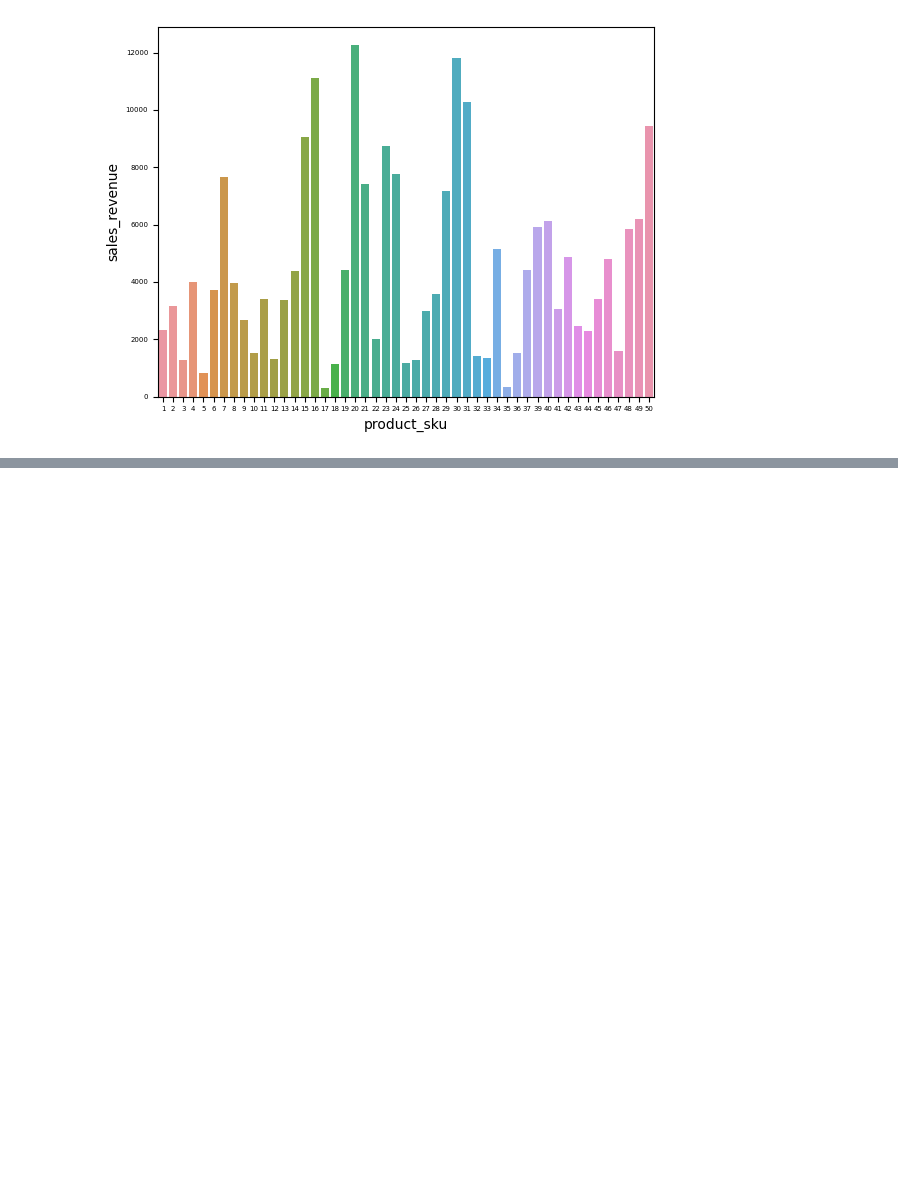
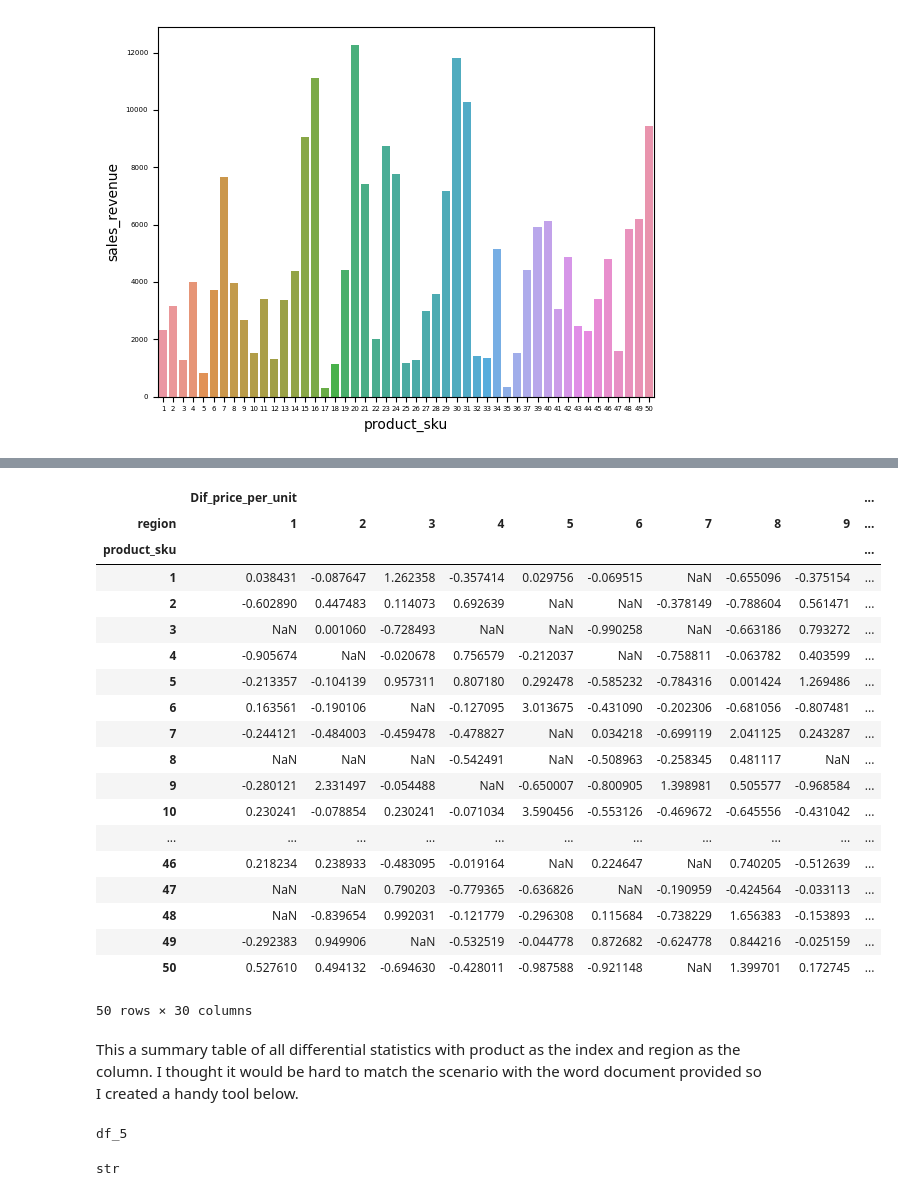
Before and after one commit to ajkam/schulich_data_science, a Jupyter notebook: Assignments/Assignment_1_v2.ipynb, the cells around one changed output, grey strips where cells are left out. Drawn from its saved outputs; the diff is of its cells as text; code cells hidden in the pictures; blank space fills up the shorter version.

```diff
--- a/Assignments/Assignment_1_v2.ipynb
+++ b/Assignments/Assignment_1_v2.ipynb
@@ -584,10 +593,36 @@ t.tick_params(labelsize=5)
 # %%
-p = df.pivot_table(index='product_sku', columns='region', values=['mtr_sales_revenue',
-                                                                  'mtr_price_per_unit',
-                                                                  'mtr_units_sold'])
+p = df.pivot_table(index='product_sku', columns='region', values=['Dif_sales_revenue',
+                                                                  'Dif_price_per_unit',
+                                                                  'Dif_units_sold'])
 p
+# %% [output]
+|  | Dif_price_per_unit |  |  |  |  |  |  |  |  | ... |
+| region | 1 | 2 | 3 | 4 | 5 | 6 | 7 | 8 | 9 | ... |
+| product_sku |  |  |  |  |  |  |  |  |  | ... |
+| 1 | 0.038431 | -0.087647 | 1.262358 | -0.357414 | 0.029756 | -0.069515 | NaN | -0.655096 | -0.375154 | ... |
+| 2 | -0.602890 | 0.447483 | 0.114073 | 0.692639 | NaN | NaN | -0.378149 | -0.788604 | 0.561471 | ... |
+| 3 | NaN | 0.001060 | -0.728493 | NaN | NaN | -0.990258 | NaN | -0.663186 | 0.793272 | ... |
+| 4 | -0.905674 | NaN | -0.020678 | 0.756579 | -0.212037 | NaN | -0.758811 | -0.063782 | 0.403599 | ... |
+| 5 | -0.213357 | -0.104139 | 0.957311 | 0.807180 | 0.292478 | -0.585232 | -0.784316 | 0.001424 | 1.269486 | ... |
+| 6 | 0.163561 | -0.190106 | NaN | -0.127095 | 3.013675 | -0.431090 | -0.202306 | -0.681056 | -0.807481 | ... |
+| 7 | -0.244121 | -0.484003 | -0.459478 | -0.478827 | NaN | 0.034218 | -0.699119 | 2.041125 | 0.243287 | ... |
+| 8 | NaN | NaN | NaN | -0.542491 | NaN | -0.508963 | -0.258345 | 0.481117 | NaN | ... |
+| 9 | -0.280121 | 2.331497 | -0.054488 | NaN | -0.650007 | -0.800905 | 1.398981 | 0.505577 | -0.968584 | ... |
+| 10 | 0.230241 | -0.078854 | 0.230241 | -0.071034 | 3.590456 | -0.553126 | -0.469672 | -0.645556 | -0.431042 | ... |
+| ... | ... | ... | ... | ... | ... | ... | ... | ... | ... | ... |
+| 46 | 0.218234 | 0.238933 | -0.483095 | -0.019164 | NaN | 0.224647 | NaN | 0.740205 | -0.512639 | ... |
+| 47 | NaN | NaN | 0.790203 | -0.779365 | -0.636826 | NaN | -0.190959 | -0.424564 | -0.033113 | ... |
+| 48 | NaN | -0.839654 | 0.992031 | -0.121779 | -0.296308 | 0.115684 | -0.738229 | 1.656383 | -0.153893 | ... |
+| 49 | -0.292383 | 0.949906 | NaN | -0.532519 | -0.044778 | 0.872682 | -0.624778 | 0.844216 | -0.025159 | ... |
+| 50 | 0.527610 | 0.494132 | -0.694630 | -0.428011 | -0.987588 | -0.921148 | NaN | 1.399701 | 0.172745 | ... |
+50 rows × 30 columns
+# %% [markdown]
+This a summary table of all differential statistics with product as the index and region as the column. I thought it would be hard to match the scenario with the word document provided so I created a handy tool below.
 # %%
-regioninput = input("Welcome Regional Manageer. Please enter your region between 1 to 10")
+regioninput = input("Welcome Regional Manager. Please enter your region between 1 to 10")
 regiondataframe= "df_" + str(regioninput)
 print(regiondataframe)
 type(regiondataframe)
+# %% [output]
+df_5
+str
```
Also changed, not shown: parts of 24 cells of this notebook.
